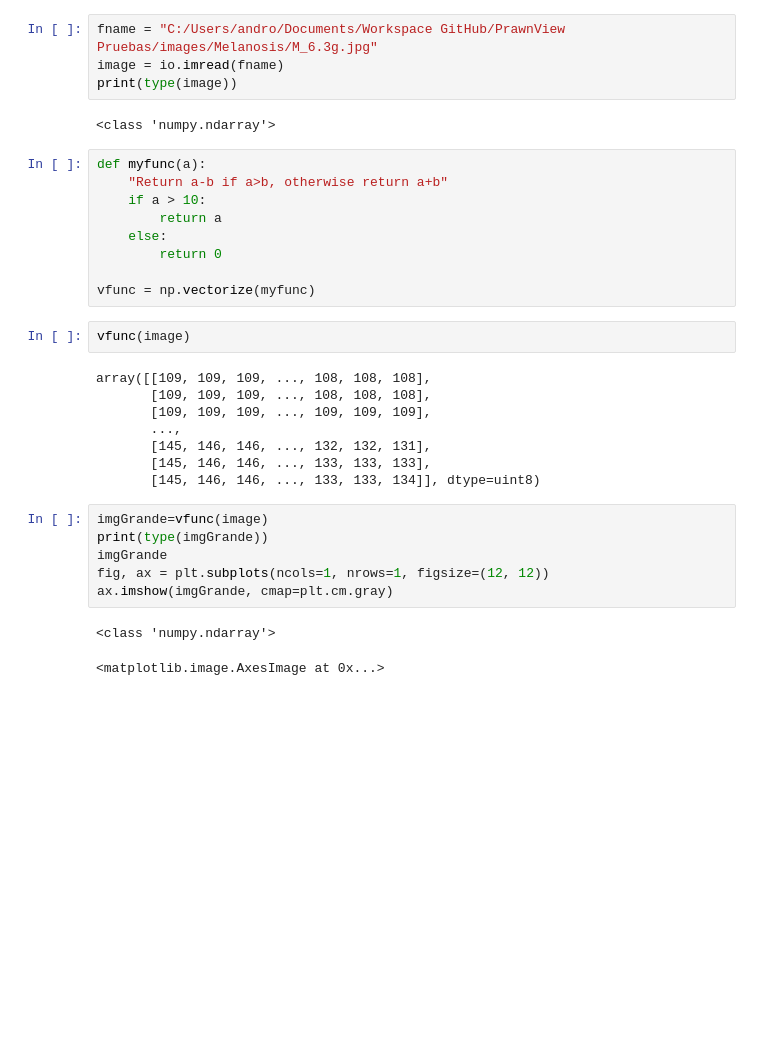
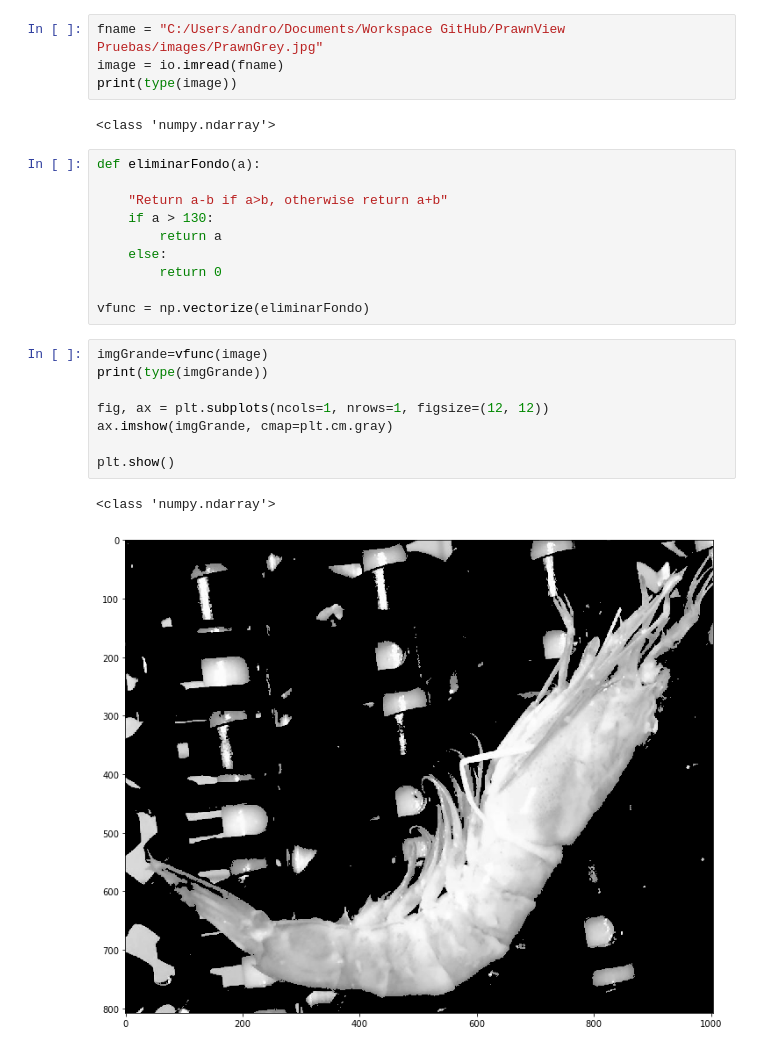
Before and after one commit to apj0007/PrawnView, a Jupyter notebook: Histograma.ipynb, the cells around one changed output. Saved outputs shown, nothing was run; the diff lists cells and outputs as text; blank space fills up the shorter version.

Commit message:
Quita el fondo pero se debe probar con imagenes de fondo uniforme #28

```diff
--- a/Histograma.ipynb
+++ b/Histograma.ipynb
@@ -40,36 +40,29 @@ def f(x):
 # %%
 interact(f, x=(100,180));
 # %%
-fname = "C:/Users/andro/Documents/Workspace GitHub/PrawnView Pruebas/images/Melanosis/M_6.3g.jpg"
+fname = "C:/Users/andro/Documents/Workspace GitHub/PrawnView Pruebas/images/PrawnGrey.jpg"
 image = io.imread(fname)
 print(type(image))
 # %% [output]
 <class 'numpy.ndarray'>
 # %%
-def myfunc(a):
+def eliminarFondo(a):
+
     "Return a-b if a>b, otherwise return a+b"
-    if a > 10:
+    if a > 130:
         return a
     else:
         return 0
 
-vfunc = np.vectorize(myfunc)
+vfunc = np.vectorize(eliminarFondo)
-# %%
-vfunc(image)
-# %% [output]
-array([[109, 109, 109, ..., 108, 108, 108],
-       [109, 109, 109, ..., 108, 108, 108],
-       [109, 109, 109, ..., 109, 109, 109],
-       ...,
-       [145, 146, 146, ..., 132, 132, 131],
-       [145, 146, 146, ..., 133, 133, 133],
-       [145, 146, 146, ..., 133, 133, 134]], dtype=uint8)
 # %%
 imgGrande=vfunc(image)
 print(type(imgGrande))
-imgGrande
+
 fig, ax = plt.subplots(ncols=1, nrows=1, figsize=(12, 12))
 ax.imshow(imgGrande, cmap=plt.cm.gray)
+
+plt.show()
 # %% [output]
 <class 'numpy.ndarray'>
-<matplotlib.image.AxesImage at 0x...>
+[figure, added]
```
Also changed, not shown: parts of 1 cell of this notebook.
